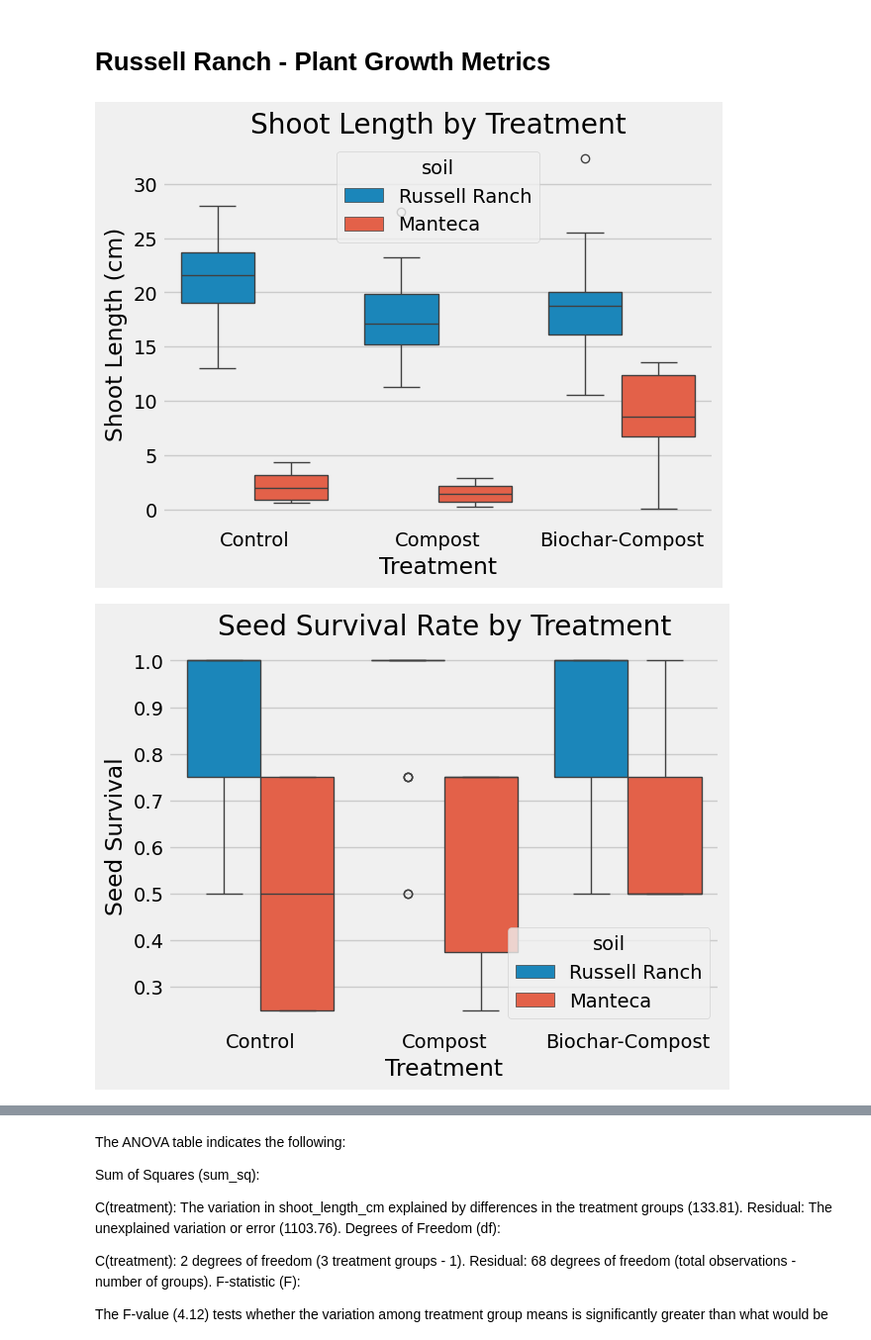
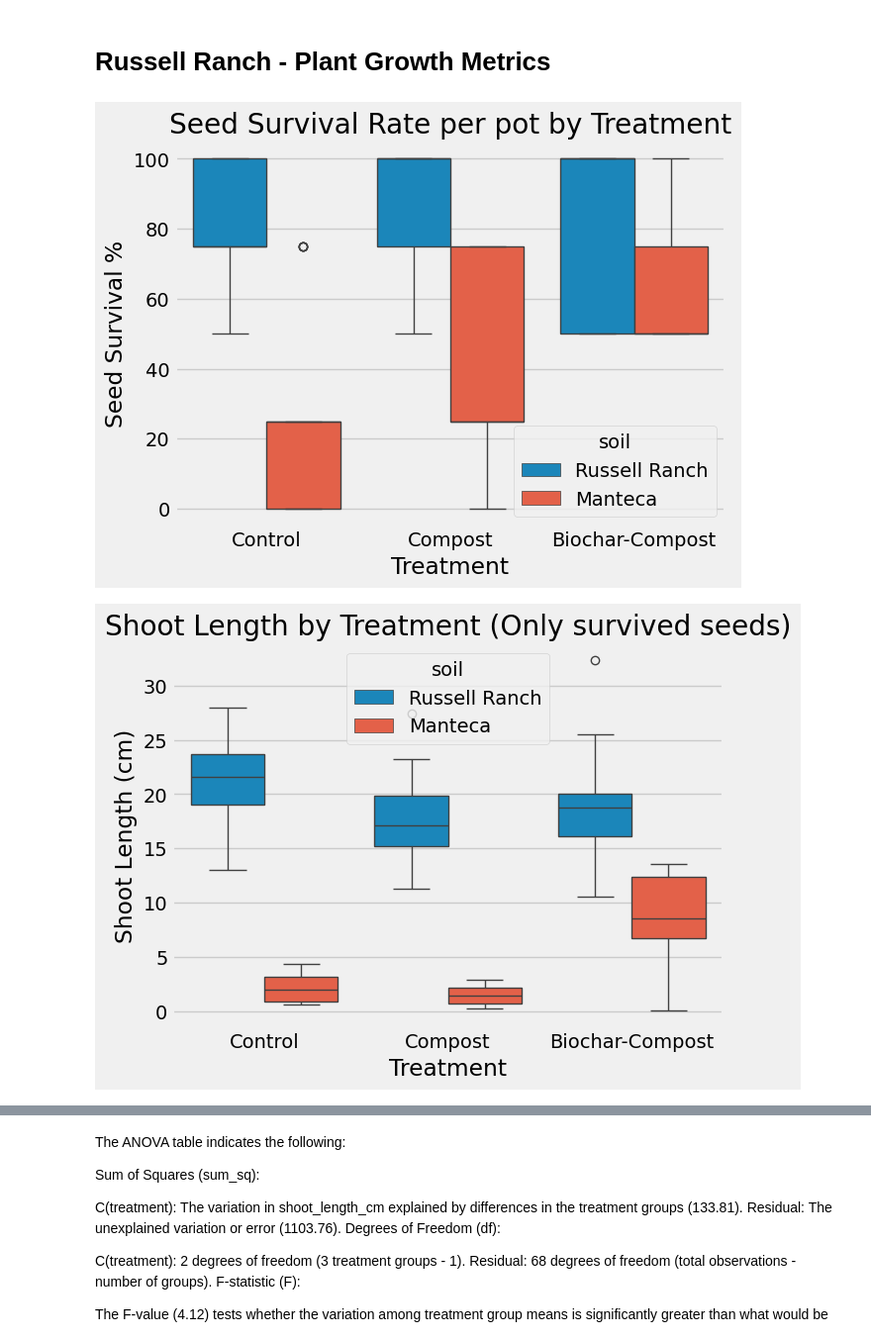
Before and after one commit to joelyreyes/senior-thesis-data-analysis, a Jupyter notebook: plant-growth-metrics/graph_test.ipynb, the cells around one changed output, grey strips where cells are left out. Shown: that part at 99% size. Cells and saved outputs as stored; diff of their text form; code cells hidden in the pictures.

Commit message:
commit to save current progress!! plant growth metrics + chem properties + some statistical analysis. check later.

```diff
--- a/plant-growth-metrics/graph_test.ipynb
+++ b/plant-growth-metrics/graph_test.ipynb
@@ -13,35 +14,48 @@ plt.style.use('fivethirtyeight')
 # Russell Ranch - Plant Growth Metrics
 # %%
 RR_plant_growth_df = Table().read_table('RR_Plant_Growth_Metrics.csv')
+
+Man_plant_growth_df = Table().read_table('Man_Plant_Growth_Metrics.csv')
 
 # Remove all N/A values from shoot length
 RR_normalized_plant_growth_df = RR_plant_growth_df.where('shoot_length_cm', are.above(0)).to_df()
 
-Man_plant_growth_df = Table().read_table('Man_Plant_Growth_Metrics.csv')
-
 Man_normalized_plant_growth_df = Man_plant_growth_df.where('shoot_length_cm', are.above(0)).to_df()
 
-plant_growth_df = pd.concat([RR_normalized_plant_growth_df, Man_normalized_plant_growth_df])
+# Survived data
+survived_plant_growth_df = pd.concat([RR_normalized_plant_growth_df, Man_normalized_plant_growth_df])
+
+survived_plant_growth_df['seed_survival_rate'] = survived_plant_growth_df['seed_survival_rate'] * 100
+
+# All data concatenated
+all_plant_growth_df = pd.concat([RR_plant_growth_df.to_df(), Man_plant_growth_df.to_df()])
+all_plant_growth_df['seed_survival_rate'] = all_plant_growth_df['seed_survival_rate'] * 100
+all_plant_growth_df['shoot_length_cm'] = all_plant_growth_df['shoot_length_cm'].fillna(0)
+all_plant_growth_df['num_spikelets'] = all_plant_growth_df['num_spikelets'].fillna(0)
 # %%
-def plot_plant_growth(data_label, title, x_label, y_label):
-    sns.boxplot(x='treatment', y=data_label, data=plant_growth_df, hue='soil')
+def plot_plant_growth(dataframe, data_label, title, x_label, y_label):
+    sns.boxplot(x='treatment', y=data_label, data=dataframe, hue='soil')
     plt.title(title)
     plt.xlabel(x_label)
     plt.ylabel(y_label)
     plt.show()
 # %%
+# Seed survival could only be 0, 0.25, 0.5, 0.75, or 1, so graph doesn't seem very useful.
+# plt.ylim(-10, 110)
+# plt.yticks(range(0, 110, 25))
+plot_plant_growth(all_plant_growth_df, 'seed_survival_rate', 'Seed Survival Rate per pot by Treatment', 'Treatment', 'Seed Survival %')
+
 # Shoot length by treatment plot
-plot_plant_growth('shoot_length_cm', 'Shoot Length by Treatment', 'Treatment', 'Shoot Length (cm)')
+plot_plant_growth(survived_plant_growth_df, 'shoot_length_cm', 'Shoot Length by Treatment (Only survived seeds)', 'Treatment', 'Shoot Length (cm)')
 
-# Seed survival could only be 0, 0.25, 0.5, 0.75, or 1, so graph doesn't seem very useful.
-plot_plant_growth('seed_survival_rate', 'Seed Survival Rate by Treatment', 'Treatment', 'Seed Survival')
 
 # Not very significant data
-plot_plant_growth('num_spikelets', 'Spikelet Count by Treatment', 'Treatment', 'Spikelet Count')
+plot_plant_growth(survived_plant_growth_df, 'num_spikelets', 'Spikelet Count by Treatment (Only survived seeds)', 'Treatment', 'Spikelet Count')
+
 
 # Root length + biomass in manteca has null values. think of how to address
 # plot_plant_growth('root_length_cm', 'Root Length by Treatment', 'Treatment', 'Root Length (cm)')
 # plot_plant_growth('shoot_root_biomass_g', 'Root + Shoot Biomass by Treatment', 'Treatment', 'Root + Shoot Biomass')
 # %% [output]
-[figure, old version]
+[figure, new version]
-[figure, old version]
+[figure, new version]
```
Also changed, not shown: parts of 57 cells of this notebook, 6 other files.
